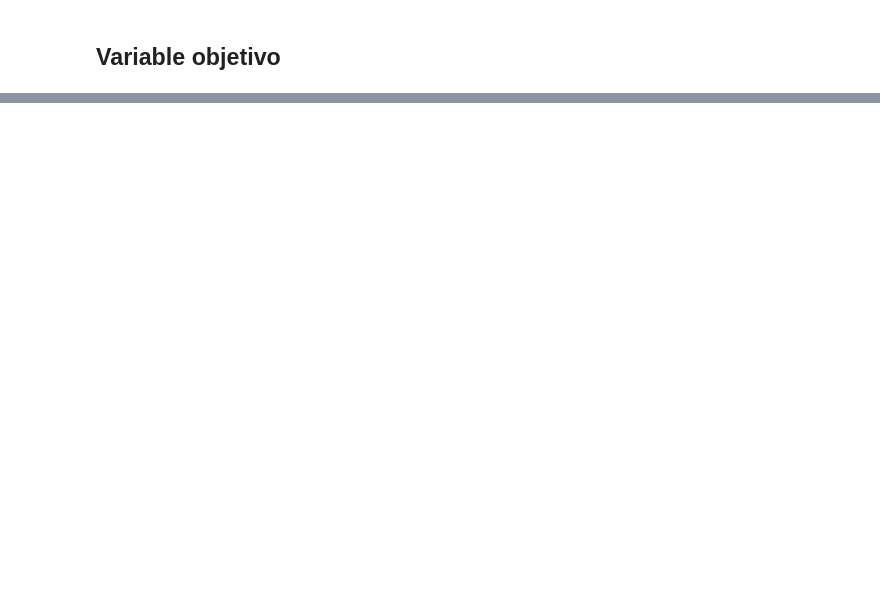
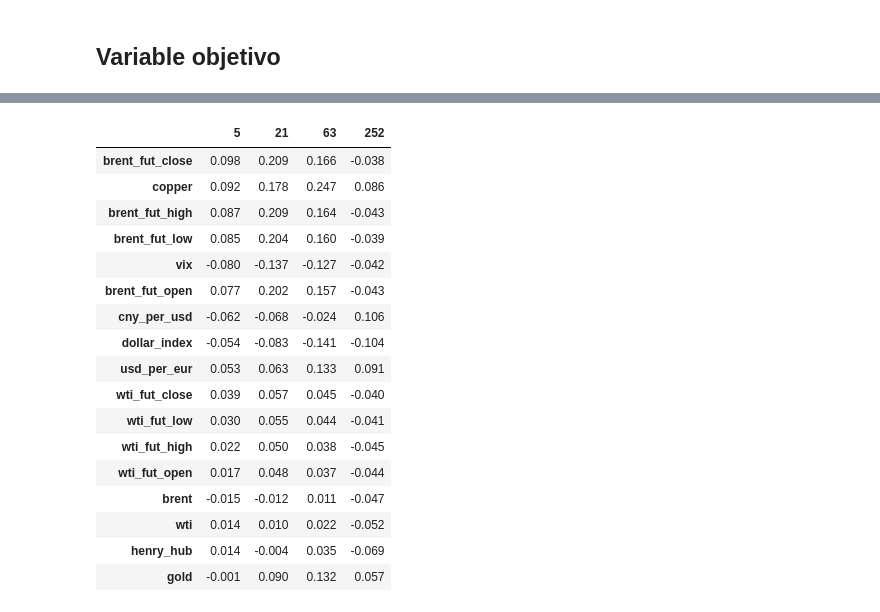
Before and after one commit to alejandrobarreche/oil-rnn, a Jupyter notebook: notebooks/01_eda.ipynb, the cells around one changed output, grey strips where cells are left out. Saved outputs shown, nothing was run; the diff lists cells and outputs as text; code cells hidden in the pictures; blank space fills up the shorter version.

Commit message:
feat(eda): analizar estacionariedad, horizontes y variables explicativas

```diff
--- a/notebooks/01_eda.ipynb
+++ b/notebooks/01_eda.ipynb
@@ -36,0 +167,17 @@ else:
+# %%
+rows = []
+for h in (5, 21, 63, 252):
+    r = np.log(price).diff(h).dropna()
+    independent = r.iloc[::h]
+    rows.append(
+        {
+            "horizonte": h,
+            "desv_tipica": r.std(),
+            "q10": r.quantile(0.1),
+            "q50": r.quantile(0.5),
+            "q90": r.quantile(0.9),
+            "n_no_solapados": len(independent),
+            "autocorr_no_solapada": independent.autocorr(1),
+        }
+    )
+pd.DataFrame(rows).set_index("horizonte").round(3)
@@ -36,0 +205,28 @@ else:
+# %%
+prices = [c for c in numeric.columns if not c.endswith("_volume")]
+positive = [c for c in prices if (numeric[c].dropna() > 0).all()]
+past = np.log(numeric[positive]).diff(21)
+table = {}
+for h in (5, 21, 63, 252):
+    future = np.log(price).shift(-h) - np.log(price)
+    table[h] = past.corrwith(future)
+pd.DataFrame(table).round(3).sort_values(5, key=abs, ascending=False)
+# %% [output]
+|  | 5 | 21 | 63 | 252 |
+| brent_fut_close | 0.098 | 0.209 | 0.166 | -0.038 |
+| copper | 0.092 | 0.178 | 0.247 | 0.086 |
+| brent_fut_high | 0.087 | 0.209 | 0.164 | -0.043 |
+| brent_fut_low | 0.085 | 0.204 | 0.160 | -0.039 |
+| vix | -0.080 | -0.137 | -0.127 | -0.042 |
+| brent_fut_open | 0.077 | 0.202 | 0.157 | -0.043 |
+| cny_per_usd | -0.062 | -0.068 | -0.024 | 0.106 |
+| dollar_index | -0.054 | -0.083 | -0.141 | -0.104 |
+| usd_per_eur | 0.053 | 0.063 | 0.133 | 0.091 |
+| wti_fut_close | 0.039 | 0.057 | 0.045 | -0.040 |
+| wti_fut_low | 0.030 | 0.055 | 0.044 | -0.041 |
+| wti_fut_high | 0.022 | 0.050 | 0.038 | -0.045 |
+| wti_fut_open | 0.017 | 0.048 | 0.037 | -0.044 |
+| brent | -0.015 | -0.012 | 0.011 | -0.047 |
+| wti | 0.014 | 0.010 | 0.022 | -0.052 |
+| henry_hub | 0.014 | -0.004 | 0.035 | -0.069 |
+| gold | -0.001 | 0.090 | 0.132 | 0.057 |
```
Also changed, not shown: parts of 17 cells of this notebook.
